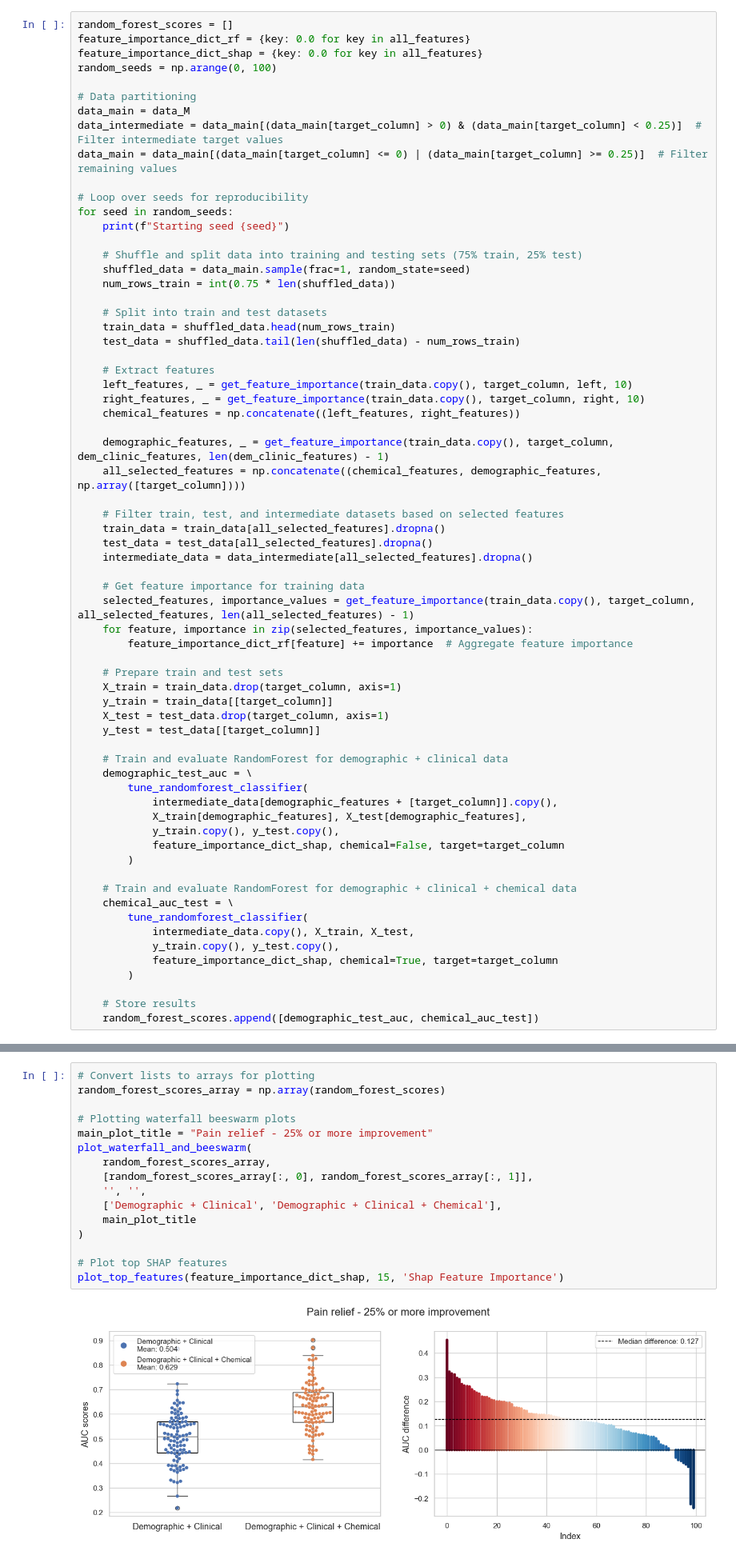
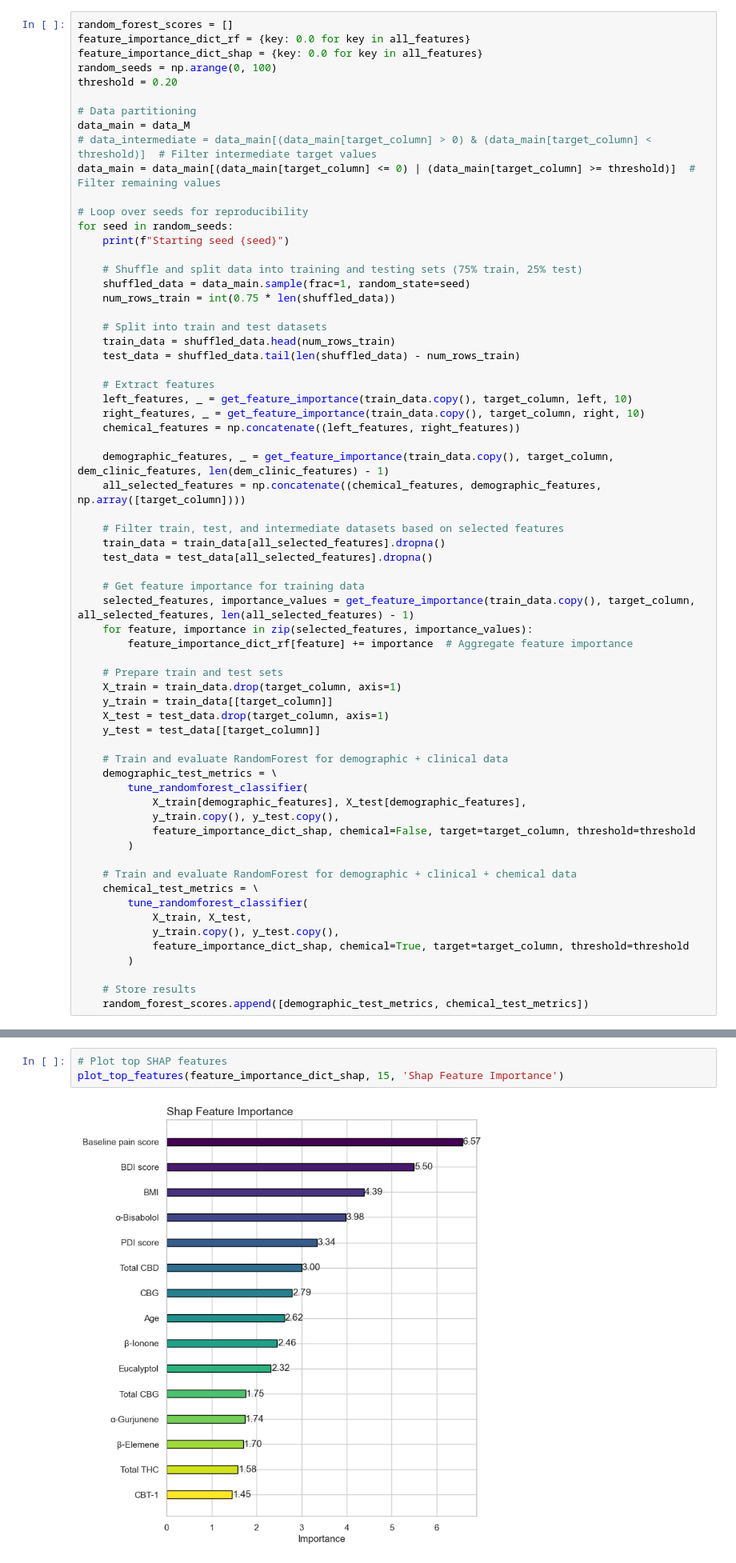
Before and after one commit to adi-hatav/Cannabinoid_Efficacy_Analysis, a Jupyter notebook: main.ipynb, the cells around one changed output, grey strips where cells are left out. Shown at 80% size. Saved outputs shown, nothing was run; the diff lists cells and outputs as text.

Commit message:
Adding more metrics

```diff
--- a/main.ipynb
+++ b/main.ipynb
@@ -24,11 +24,12 @@ random_forest_scores = []
 feature_importance_dict_rf = {key: 0.0 for key in all_features}
 feature_importance_dict_shap = {key: 0.0 for key in all_features}
 random_seeds = np.arange(0, 100)
+threshold = 0.20
 
 # Data partitioning
 data_main = data_M
-data_intermediate = data_main[(data_main[target_column] > 0) & (data_main[target_column] < 0.25)]  # Filter intermediate target values
-data_main = data_main[(data_main[target_column] <= 0) | (data_main[target_column] >= 0.25)]  # Filter remaining values
+# data_intermediate = data_main[(data_main[target_column] > 0) & (data_main[target_column] < threshold)]  # Filter intermediate target values
+data_main = data_main[(data_main[target_column] <= 0) | (data_main[target_column] >= threshold)]  # Filter remaining values
 
 # Loop over seeds for reproducibility
 for seed in random_seeds:
@@ -53,7 +54,6 @@ for seed in random_seeds:
     # Filter train, test, and intermediate datasets based on selected features
     train_data = train_data[all_selected_features].dropna()
     test_data = test_data[all_selected_features].dropna()
-    intermediate_data = data_intermediate[all_selected_features].dropna()
 
     # Get feature importance for training data
     selected_features, importance_values = get_feature_importance(train_data.copy(), target_column, all_selected_features, len(all_selected_features) - 1)
@@ -67,24 +67,23 @@ for seed in random_seeds:
     y_test = test_data[[target_column]]
 
     # Train and evaluate RandomForest for demographic + clinical data
-    demographic_test_auc = \
+    demographic_test_metrics = \
         tune_randomforest_classifier(
-            intermediate_data[demographic_features + [target_column]].copy(),
             X_train[demographic_features], X_test[demographic_features],
             y_train.copy(), y_test.copy(),
-            feature_importance_dict_shap, chemical=False, target=target_column
+            feature_importance_dict_shap, chemical=False, target=target_column, threshold=threshold
         )
 
     # Train and evaluate RandomForest for demographic + clinical + chemical data
-    chemical_auc_test = \
+    chemical_test_metrics = \
         tune_randomforest_classifier(
-            intermediate_data.copy(), X_train, X_test,
+            X_train, X_test,
             y_train.copy(), y_test.copy(),
-            feature_importance_dict_shap, chemical=True, target=target_column
+            feature_importance_dict_shap, chemical=True, target=target_column, threshold=threshold
         )
 
     # Store results
-    random_forest_scores.append([demographic_test_auc, chemical_auc_test])
+    random_forest_scores.append([demographic_test_metrics, chemical_test_metrics])
 # %% [output]
 Starting seed 0
 Starting seed 1
@@ -106,18 +126,5 @@ Starting seed 99
 # %%
-# Convert lists to arrays for plotting
-random_forest_scores_array = np.array(random_forest_scores)
-
-# Plotting waterfall beeswarm plots
-main_plot_title = "Pain relief - 25% or more improvement"
-plot_waterfall_and_beeswarm(
-    random_forest_scores_array,
-    [random_forest_scores_array[:, 0], random_forest_scores_array[:, 1]],
-    '', '',
-    ['Demographic + Clinical', 'Demographic + Clinical + Chemical'],
-    main_plot_title
-)
-
 # Plot top SHAP features
 plot_top_features(feature_importance_dict_shap, 15, 'Shap Feature Importance')
 # %% [output]
-[figure, old version]
+[figure, new version]
```
Also changed, not shown: parts of 2 cells of this notebook, 2 other files.
